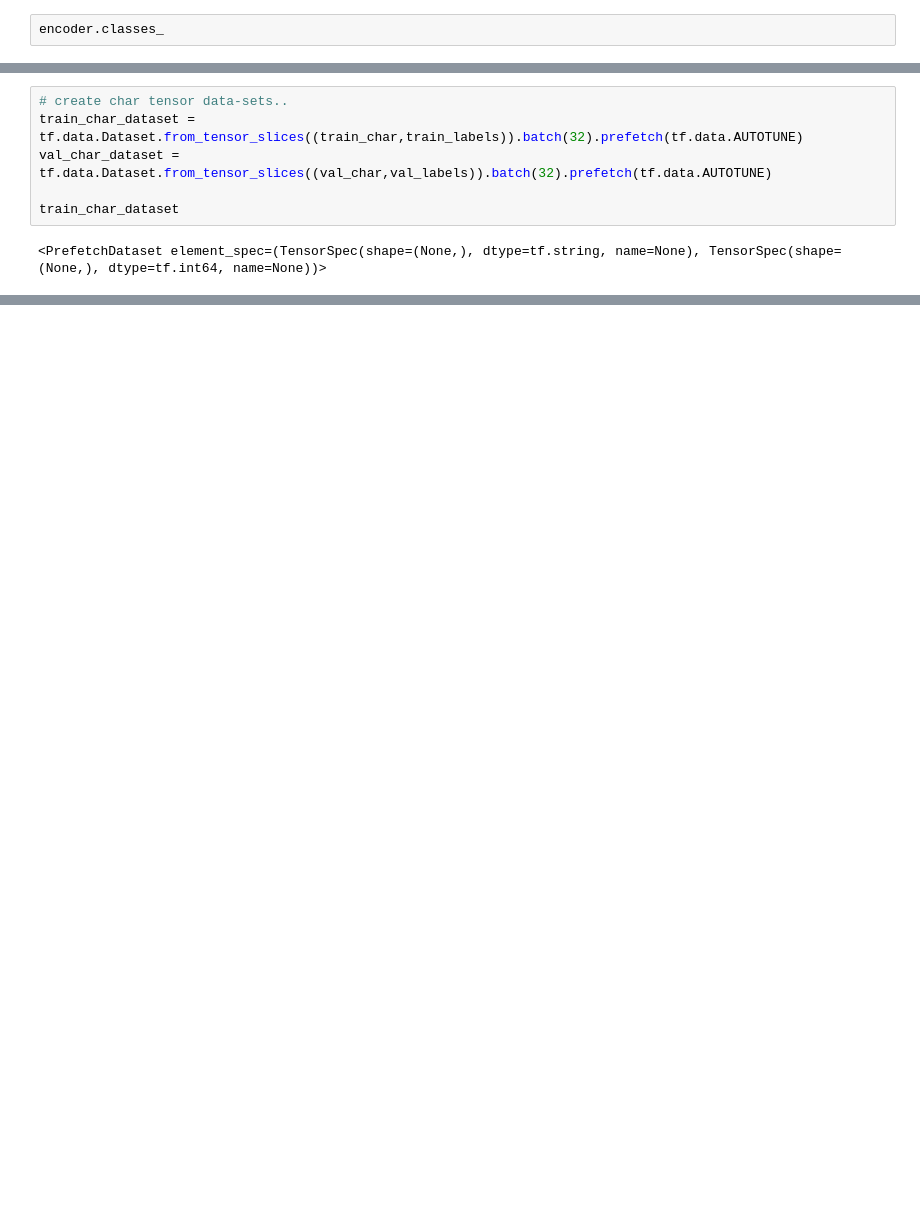
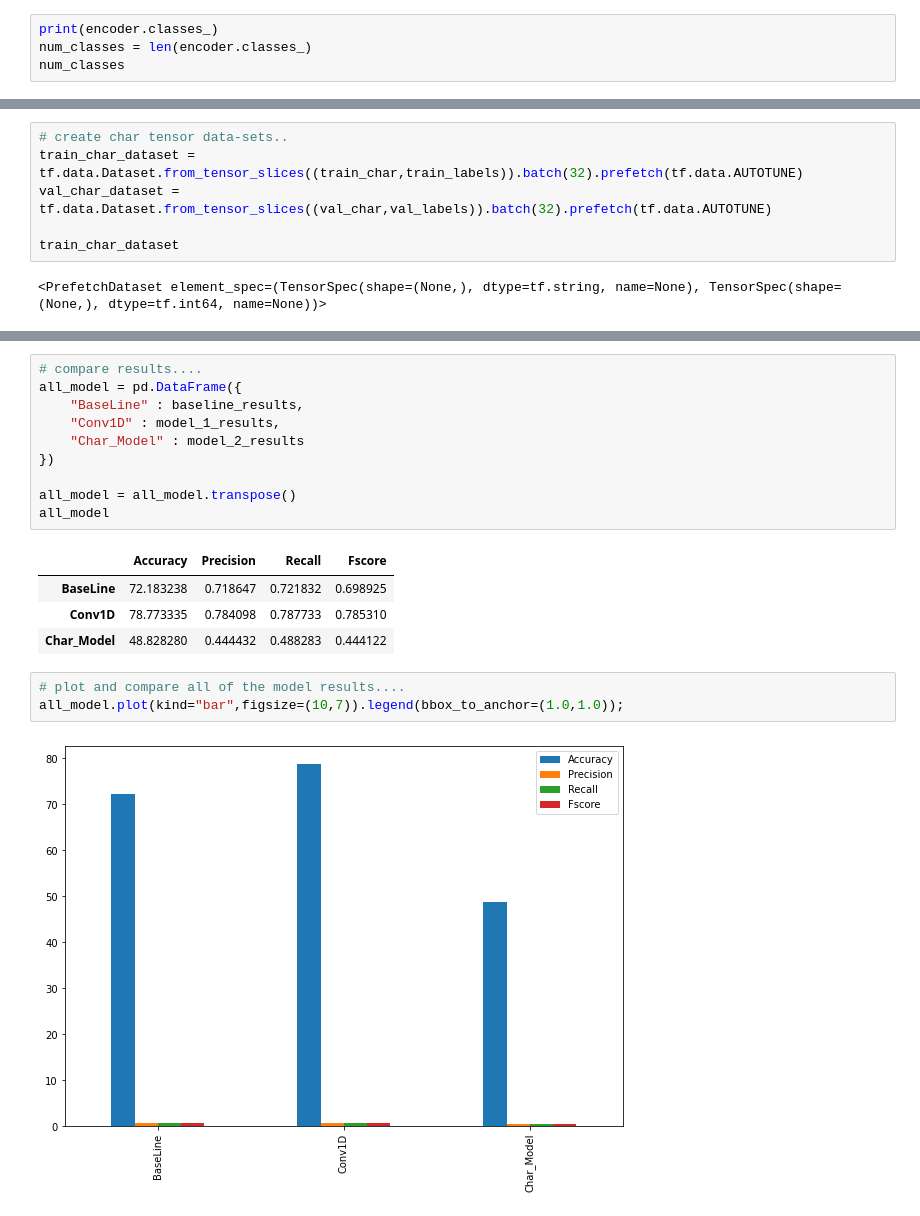
Before and after one commit to ahmad1jalal/SkimLit, a Jupyter notebook: SkimLit.ipynb, the cells around one changed output, grey strips where cells are left out. Saved outputs shown, nothing was run; the diff lists cells and outputs as text; blank space fills up the shorter version.

Commit message:
Model

```diff
--- a/SkimLit.ipynb
+++ b/SkimLit.ipynb
@@ -176,5 +176,7 @@ train_labels
 # %% [output]
 array([3, 2, 2, ..., 4, 1, 1])
 # %%
-encoder.classes_
+print(encoder.classes_)
+num_classes = len(encoder.classes_)
+num_classes
 # %% [output]
@@ -616,0 +652,20 @@ model_2_results
+# %%
+# compare results....
+all_model = pd.DataFrame({
+    "BaseLine" : baseline_results,
+    "Conv1D" : model_1_results,
+    "Char_Model" : model_2_results
+})
+
+all_model = all_model.transpose()
+all_model
+# %% [output]
+|  | Accuracy | Precision | Recall | Fscore |
+| BaseLine | 72.183238 | 0.718647 | 0.721832 | 0.698925 |
+| Conv1D | 78.773335 | 0.784098 | 0.787733 | 0.785310 |
+| Char_Model | 48.828280 | 0.444432 | 0.488283 | 0.444122 |
+# %%
+# plot and compare all of the model results....
+all_model.plot(kind="bar",figsize=(10,7)).legend(bbox_to_anchor=(1.0,1.0));
+# %% [output]
+[figure, added]
```
Also changed, not shown: parts of 18 cells of this notebook.
